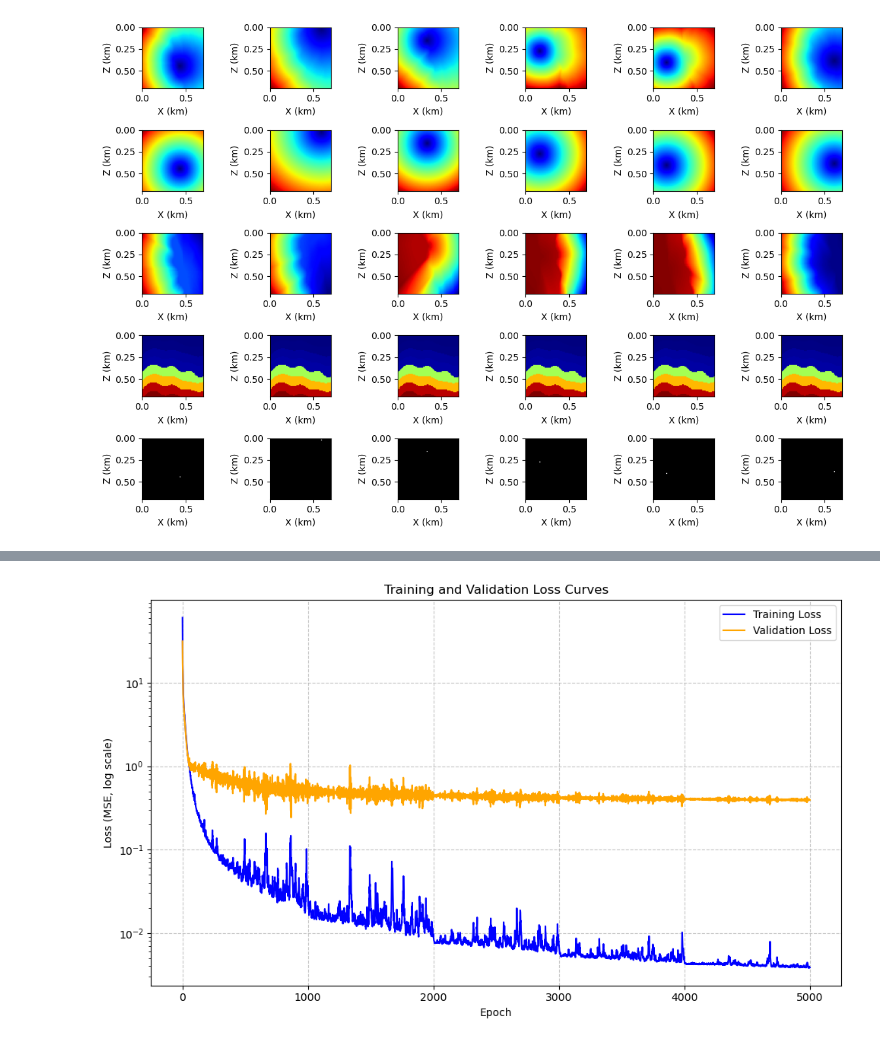
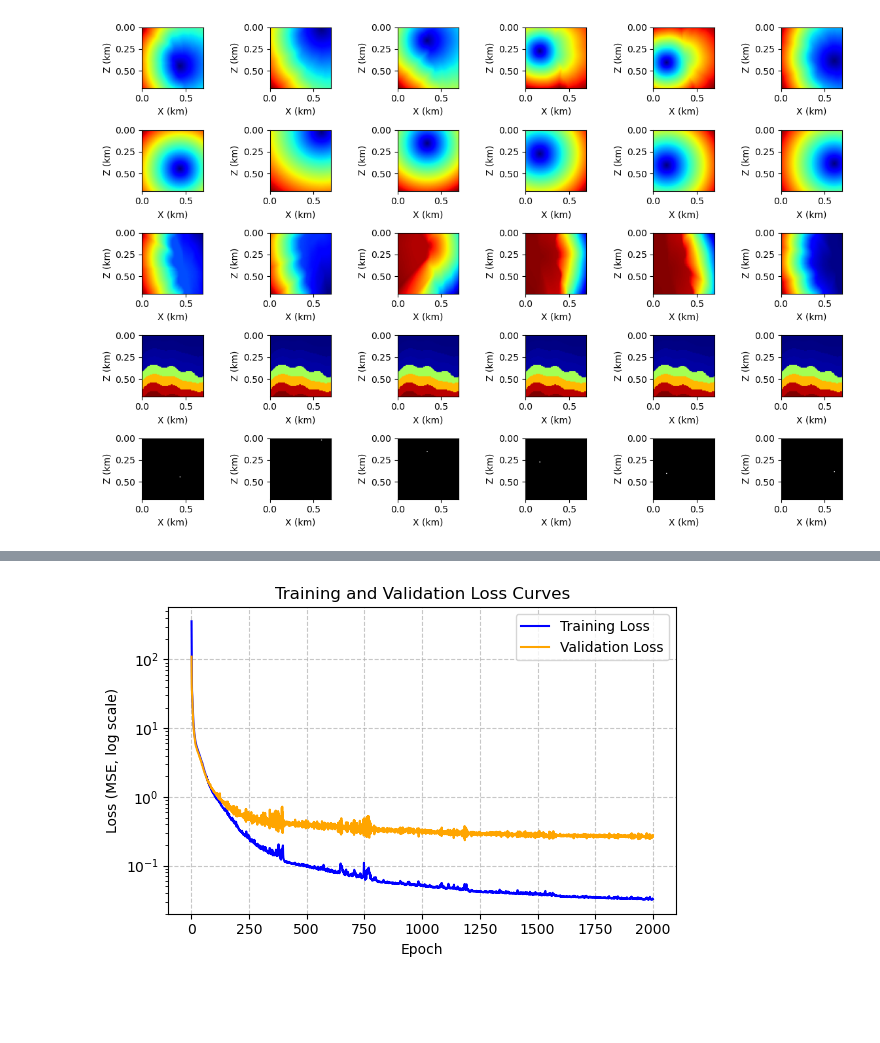
Before and after one commit to cuiyang512/KAN-FNO-Eikonal-Equation, a Jupyter notebook: KFNO_OpenFWI_Train.ipynb, the cells around one changed output, grey strips where cells are left out. Saved outputs shown, nothing was run; the diff lists cells and outputs as text; code cells hidden in the pictures; blank space fills up the shorter version.

```diff
--- a/KFNO_OpenFWI_Train.ipynb
+++ b/KFNO_OpenFWI_Train.ipynb
@@ -192,8 +192,8 @@ def train(model, train_loader, valid_loader, epochs, optimizer, scheduler, crite
         losses['valid'].append(valid_loss)
         t2 = default_timer()
 
-        # Print losses every 10 epochs
-        if (epoch + 1) % 10 == 0:
+        # Print losses every 50 epochs
+        if (epoch + 1) % 50 == 0:
             print(f"Epoch {epoch+1}/{epochs}, Train Loss: {train_loss:.3e}, Val Loss: {valid_loss:.3e}, Time: {t2 - t1:.3f} s")
 
     return model, losses
@@ -212,10 +212,10 @@ src_data_all = []
 for model_idx in range(1, 2):
     # Load velocity model
     try:
-        velz = np.load(f'./vel_model/model_{model_idx}.npy')
+        velz = np.load(f'./vel_model/OpenFWI/model_{model_idx}.npy')
         print(f'Shape of velocity model {model_idx}: {velz.shape}')
     except FileNotFoundError:
-        print(f"Error: './vel_model/model_{model_idx}.npy' not found. Using random data for debugging.")
+        print(f"Error: './vel_model/OpenFWI/model_{model_idx}.npy' not found. Using random data for debugging.")
         nx, nz = 64, 64  # Default size for debugging
         velz = np.random.rand(nx, nz) * 3 + 1  # Random velocity between 1 and 4 km/s
 
@@ -231,12 +231,12 @@ for model_idx in range(1, 2):
     # Visualization
     plt.figure(figsize=(5, 5))
     plt.imshow(velz, extent=[0, nx*dx, nz*dz, 0], cmap='jet')
+    cbar = plt.colorbar(shrink=0.7)
+    cbar.set_label(r'Velocity (km/s)')  # Assuming velocity, not density
     plt.scatter(source_locs_physical[:, 0], source_locs_physical[:, 1], c='red', marker='*', s=100)
     plt.xlabel('X (km)')
     plt.ylabel('Z (km)')
     plt.title(f'Velocity Model {model_idx} with Sources')
-    cbar = plt.colorbar(shrink=0.7)
-    cbar.set_label(r'Velocity (km/s)')  # Assuming velocity, not density
     plt.tight_layout()
     plt.show()
 
@@ -393,12 +380,12 @@ val_labels = labels[ntrain:, :, :]
 train_dataset = TensorDataset(train_inputs, train_labels)
 valid_dataset = TensorDataset(val_inputs, val_labels)
 train_loader = DataLoader(train_dataset, batch_size=batch_size, shuffle=True)
-valid_loader = DataLoader(valid_dataset, batch_size=batch_size, shuffle=True)
+valid_loader = DataLoader(valid_dataset, batch_size=batch_size, shuffle=False)
 # %%
 ################################################################
 ### Network training
 learning_rate = 1e-3
-epochs = 5000
+epochs = 2000
 modes1, modes2 = 8, 8
 width = 8
 scheduler_step = epochs//5
@@ -421,9 +408,9 @@ elapsed = default_timer() - start_time
 print(f"[Training] Finished. Time: {elapsed:.2f}s ({elapsed / 3600:.2f}h)")
 
 # Save model
-save_dir = "./model/OpenFWI/KAGFNO/"
+save_dir = "./model/OpenFWI/"
 os.makedirs(save_dir, exist_ok=True)
-save_path = os.path.join(save_dir, f"KAGFNO_OpenFWI_Curv_ep{epochs}_modes{modes1}{modes2}_width{width}_0310.pth")
+save_path = os.path.join(save_dir, f"KAGFNO_OpenFWI_Curv_ep{epochs}_modes{modes1}{modes2}_width{width}_0311.pth")
 torch.save(model.state_dict(), save_path)
 print(f"Model saved to: {save_path}")
 model.eval()
@@ -464,20 +451,20 @@ KAGFNO2d(
 )
 # %%
 # Loss curve visualization
-plt.figure(figsize=(10, 6))
+plt.figure(figsize=(6, 4))
 plt.plot(range(1, epochs + 1), losses['train'], label='Training Loss', color='blue')
 plt.plot(range(1, epochs + 1), losses['valid'], label='Validation Loss', color='orange')
 plt.xlabel('Epoch')
 # plt.ylabel('Loss (MSE)')
 plt.title('Training and Validation Loss Curves')
 plt.legend()
 plt.grid(True, linestyle='--', alpha=0.7)
 
 # Optional: Log scale if losses vary widely
 plt.yscale('log')
 plt.ylabel('Loss (MSE, log scale)')
 
 plt.tight_layout()
 plt.show()
 # %% [output]
-[figure, old version]
+[figure, new version]
```
Also changed, not shown: parts of 4 cells of this notebook, 3 other files.
